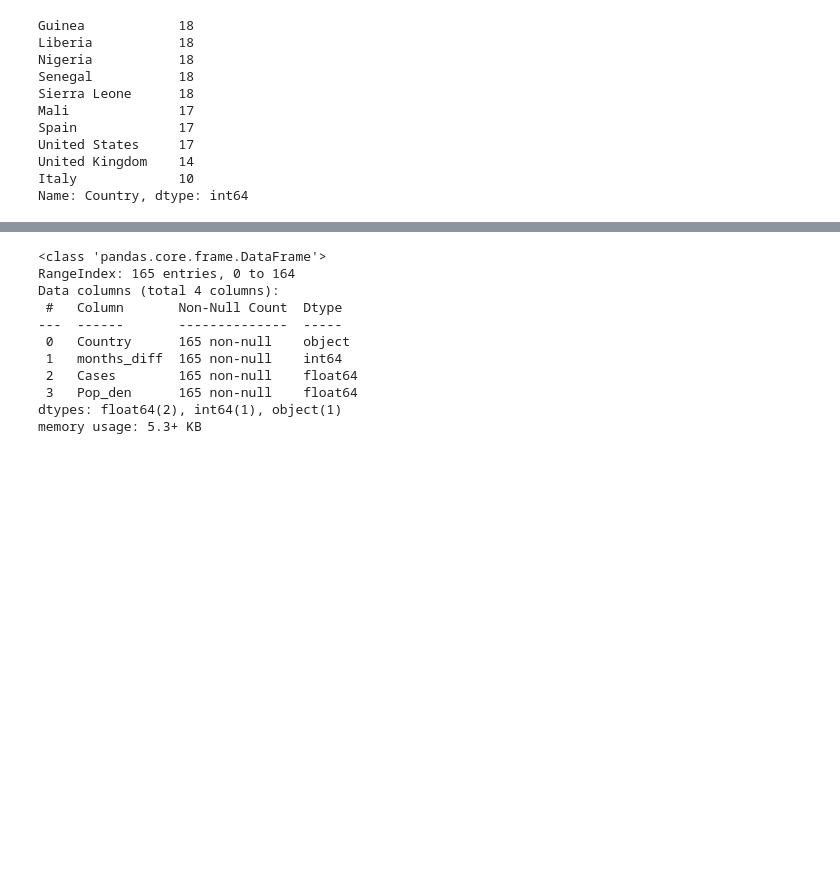
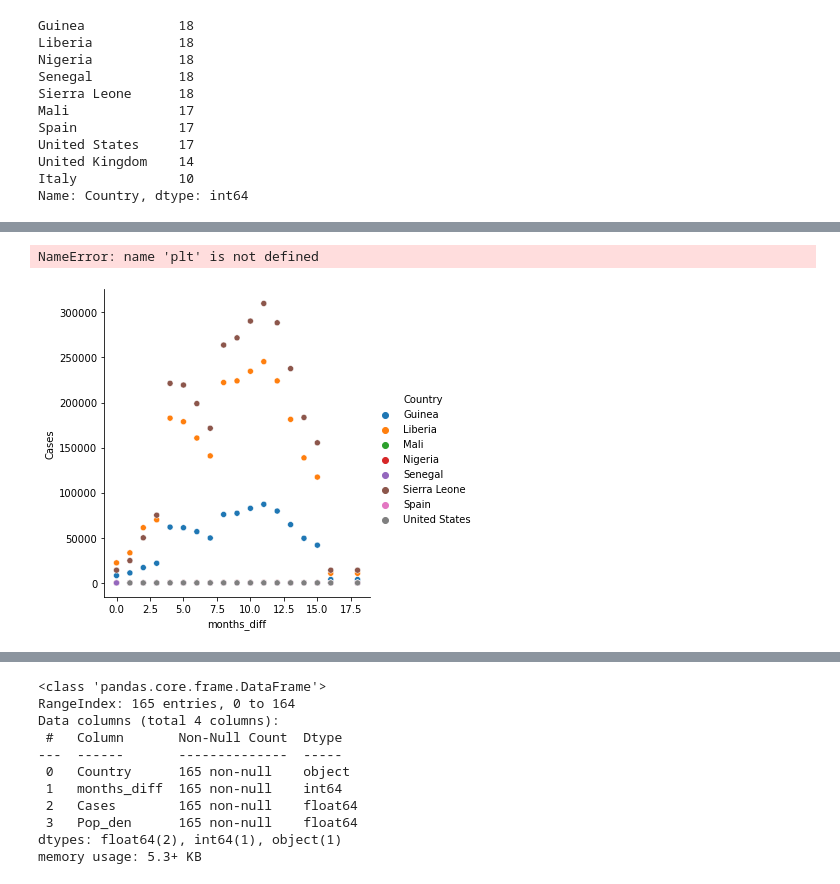
Before and after one commit to emimarch/BDA-Project, a Jupyter notebook: merge_data.ipynb, the cells around one changed output, grey strips where cells are left out. Saved outputs shown, nothing was run; the diff lists cells and outputs as text; code cells hidden in the pictures; blank space fills up the shorter version.

```diff
--- a/merge_data.ipynb
+++ b/merge_data.ipynb
@@ -570,3 +570,6 @@ United States     17
 United Kingdom    14
 Italy             10
 Name: Country, dtype: int64
+# %%
+grouped = grouped[grouped['Country']!= 'Italy']
+grouped = grouped[grouped['Country'] != 'United Kingdom']
@@ -572,0 +607,7 @@ Name: Country, dtype: int64
+# %%
+import seaborn as sns
+sns.relplot(data=grouped, x='months_diff', y='Cases', hue='Country')
+plt.show()
+# %% [output]
+NameError: name 'plt' is not defined
+[figure, added]
```
Also changed, not shown: parts of 6 cells of this notebook, 2 other files.
